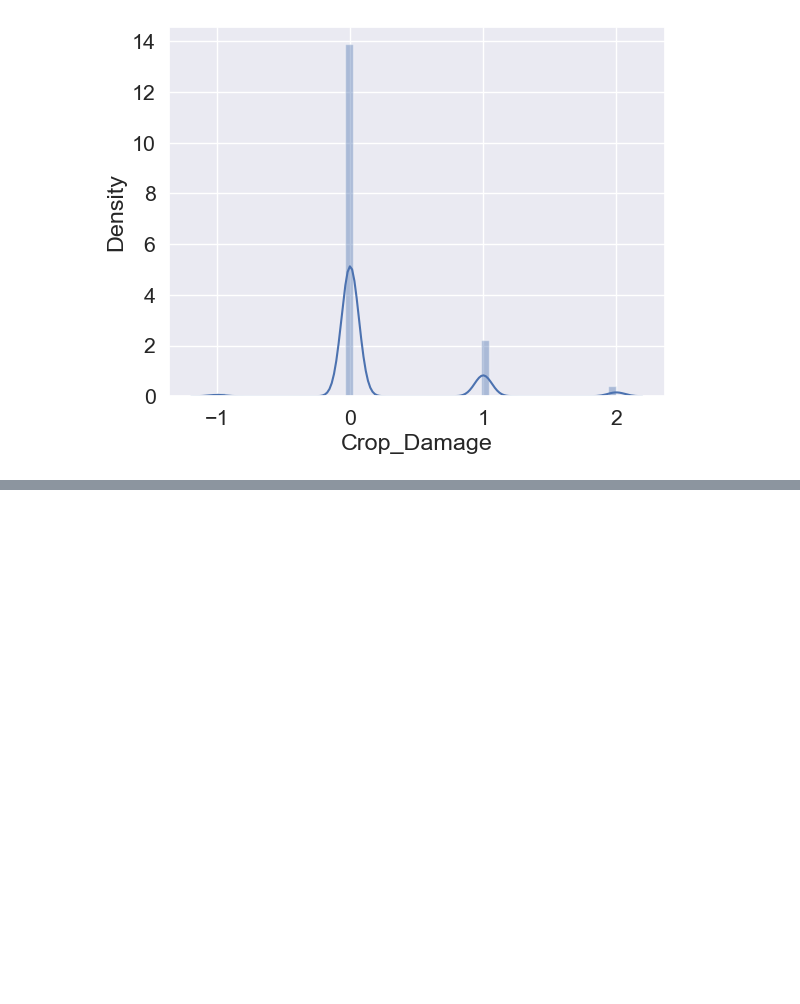
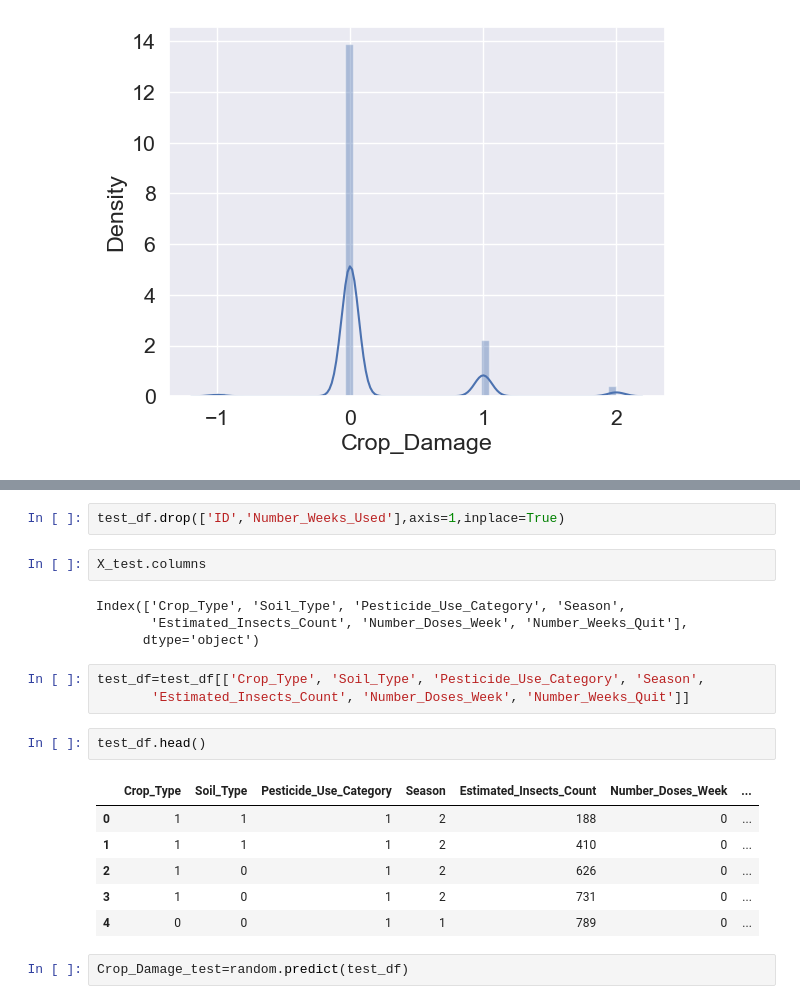
Before and after one commit to Kanxi/Kathmandu, a Jupyter notebook: week7/day3/agriculture_prediction.ipynb, the cells around one changed output, grey strips where cells are left out. Saved outputs shown, nothing was run; the diff lists cells and outputs as text; blank space fills up the shorter version.

```diff
--- a/week7/day3/agriculture_prediction.ipynb
+++ b/week7/day3/agriculture_prediction.ipynb
@@ -311,0 +329,22 @@ https://gist.github.com/mwaskom/de44147ed2974457ad6372750bbe5751
+# %%
+test_df.drop(['ID','Number_Weeks_Used'],axis=1,inplace=True)
+# %%
+X_test.columns
+# %% [output]
+Index(['Crop_Type', 'Soil_Type', 'Pesticide_Use_Category', 'Season',
+       'Estimated_Insects_Count', 'Number_Doses_Week', 'Number_Weeks_Quit'],
+      dtype='object')
+# %%
+test_df=test_df[['Crop_Type', 'Soil_Type', 'Pesticide_Use_Category', 'Season',
+       'Estimated_Insects_Count', 'Number_Doses_Week', 'Number_Weeks_Quit']]
+# %%
+test_df.head()
+# %% [output]
+|  | Crop_Type | Soil_Type | Pesticide_Use_Category | Season | Estimated_Insects_Count | Number_Doses_Week | ... |
+| 0 | 1 | 1 | 1 | 2 | 188 | 0 | ... |
+| 1 | 1 | 1 | 1 | 2 | 410 | 0 | ... |
+| 2 | 1 | 0 | 1 | 2 | 626 | 0 | ... |
+| 3 | 1 | 0 | 1 | 2 | 731 | 0 | ... |
+| 4 | 0 | 0 | 1 | 1 | 789 | 0 | ... |
+# %%
+Crop_Damage_test=random.predict(test_df)
```
Also changed, not shown: parts of 3 cells of this notebook, 1 other file.
